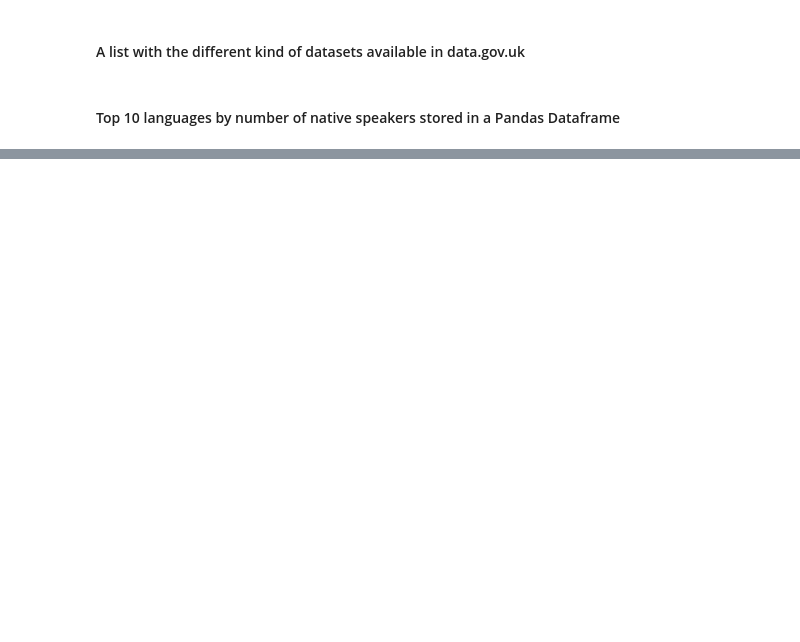
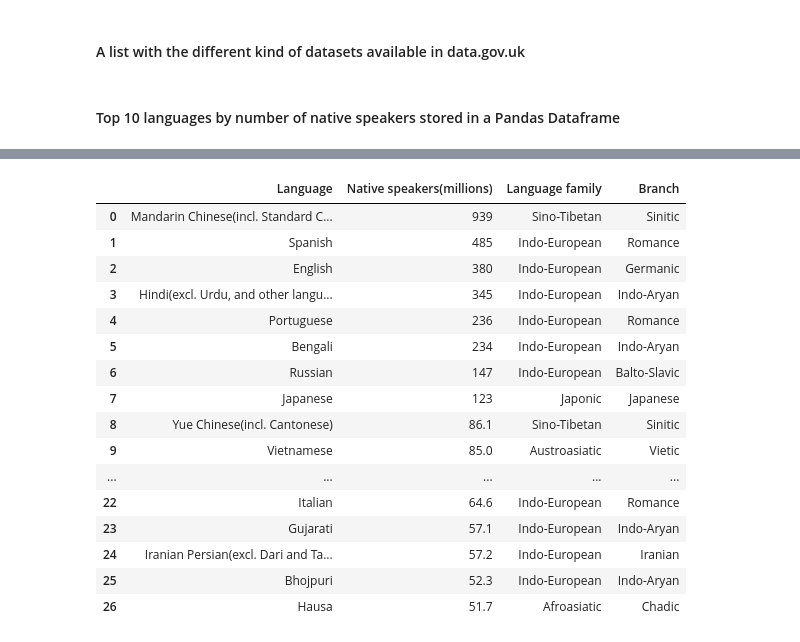
Before and after one commit to Ironhack-Data-Madrid-Julio-2023/4.2-lab_web_scraping, a Jupyter notebook: your-code/main.ipynb, the cells around one changed output, grey strips where cells are left out. Drawn from its saved outputs; the diff is of its cells as text; code cells hidden in the pictures; blank space fills up the shorter version.

```diff
--- a/your-code/main.ipynb
+++ b/your-code/main.ipynb
@@ -451,0 +444,4 @@ print(top_10)
+# %%
+tabla = sopa.find('table')
+
+tabla.find_all('th')[0].text.strip()
@@ -451,0 +450,4 @@ print(top_10)
+# %%
+cabeceras = [e.text.strip() for e in tabla.find_all('th')]
+
+cabeceras
@@ -451,0 +456,2 @@ print(top_10)
+# %%
+filas = tabla.find_all('tr')[1:]
@@ -451,0 +462,14 @@ print(top_10)
+# %%
+data = []
+
+for f in filas:
+
+    tmp= []
+
+    for e in f.find_all('td'):
+
+        tmp.append(e.text.strip())
+
+    data.append(tmp)
+
+data[:5]
@@ -451,0 +488,22 @@ print(top_10)
+# %%
+df = pd.DataFrame(data, columns=cabeceras)
+
+df
+# %% [output]
+|  | Language | Native speakers(millions) | Language family | Branch |
+| 0 | Mandarin Chinese(incl. Standard C... | 939 | Sino-Tibetan | Sinitic |
+| 1 | Spanish | 485 | Indo-European | Romance |
+| 2 | English | 380 | Indo-European | Germanic |
+| 3 | Hindi(excl. Urdu, and other langu... | 345 | Indo-European | Indo-Aryan |
+| 4 | Portuguese | 236 | Indo-European | Romance |
+| 5 | Bengali | 234 | Indo-European | Indo-Aryan |
+| 6 | Russian | 147 | Indo-European | Balto-Slavic |
+| 7 | Japanese | 123 | Japonic | Japanese |
+| 8 | Yue Chinese(incl. Cantonese) | 86.1 | Sino-Tibetan | Sinitic |
+| 9 | Vietnamese | 85.0 | Austroasiatic | Vietic |
+| ... | ... | ... | ... | ... |
+| 22 | Italian | 64.6 | Indo-European | Romance |
+| 23 | Gujarati | 57.1 | Indo-European | Indo-Aryan |
+| 24 | Iranian Persian(excl. Dari and Ta... | 57.2 | Indo-European | Iranian |
+| 25 | Bhojpuri | 52.3 | Indo-European | Indo-Aryan |
+| 26 | Hausa | 51.7 | Afroasiatic | Chadic |
```
Also changed, not shown: parts of 16 cells of this notebook.
